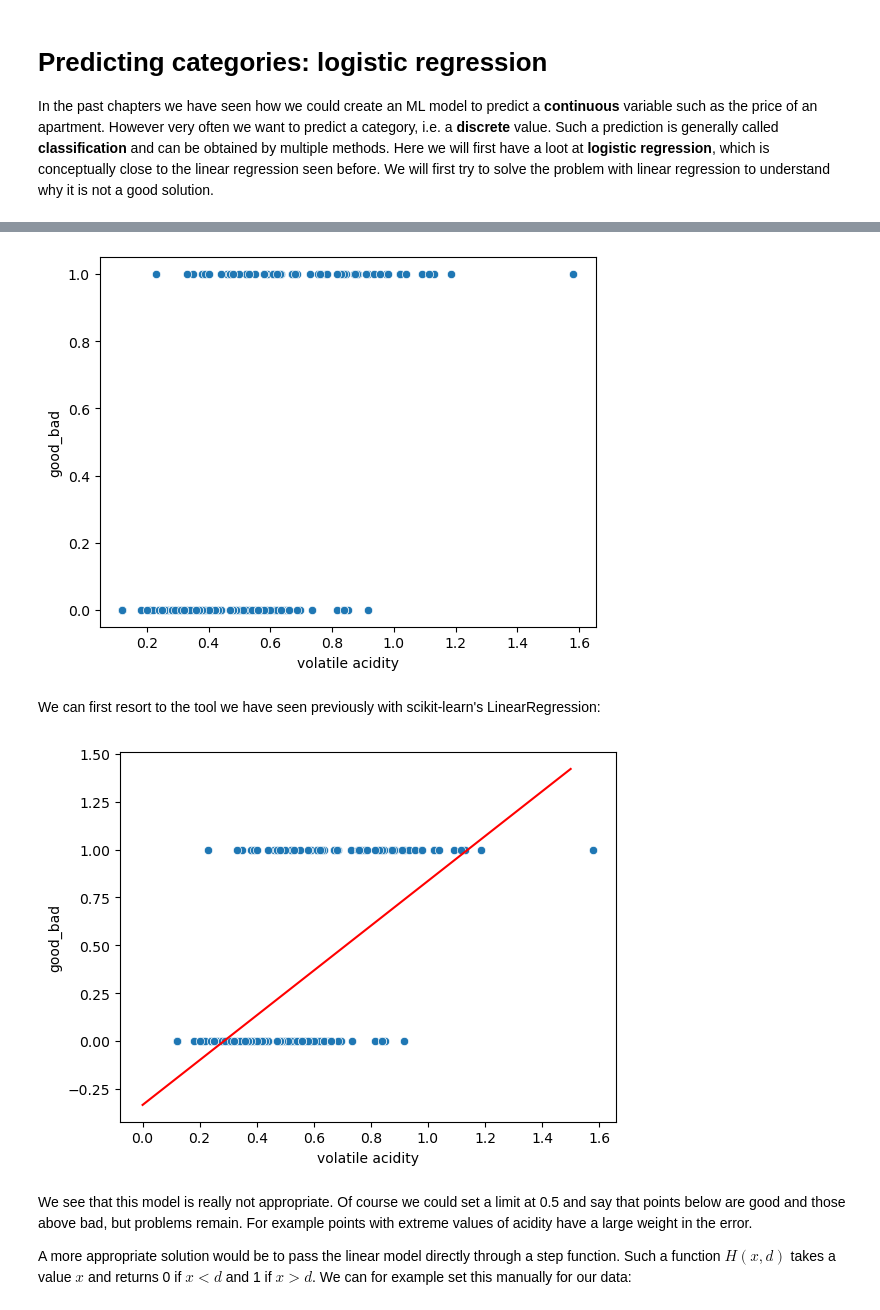
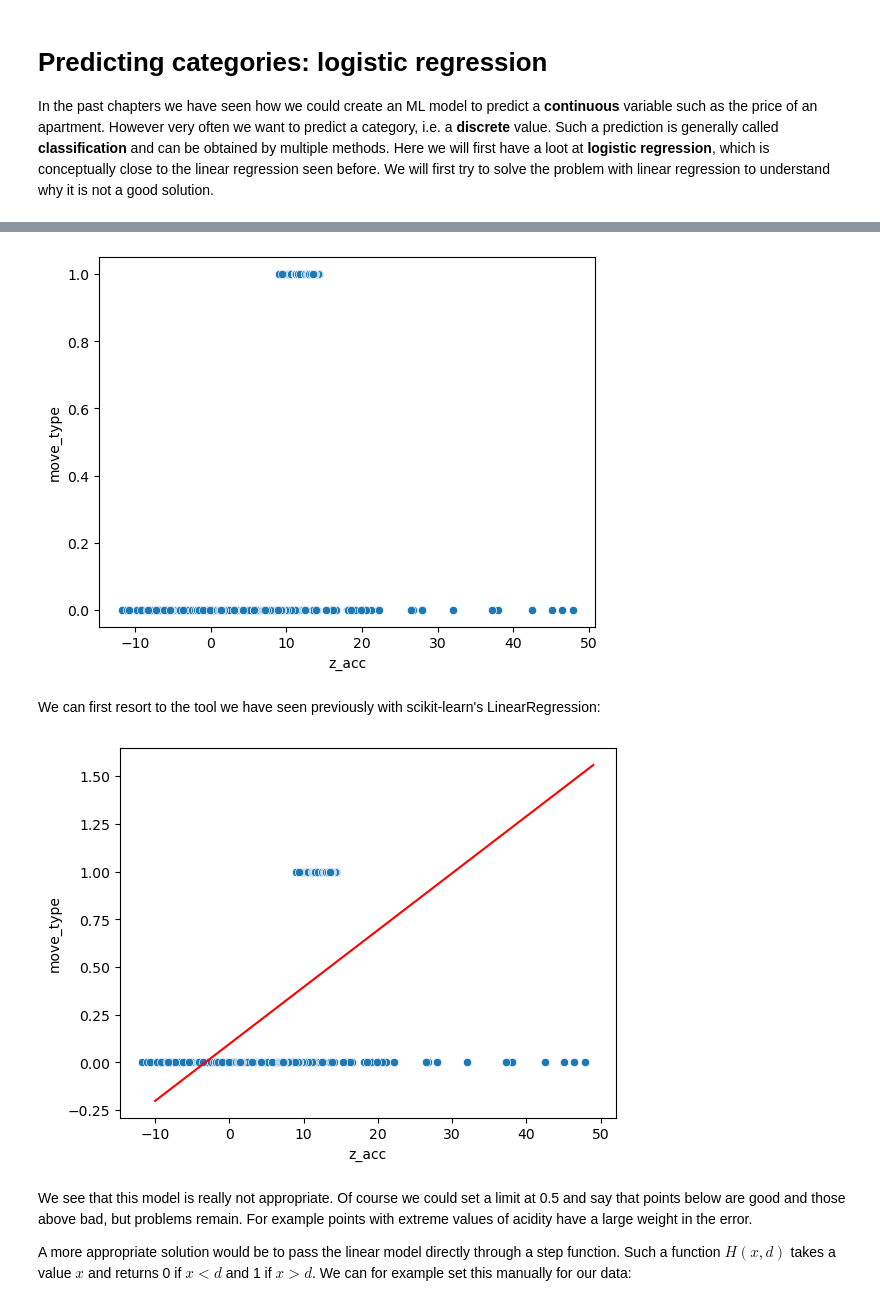
Before and after one commit to guiwitz/EHML, a Jupyter notebook: 10-Logistic_regression.ipynb, the cells around one changed output, grey strips where cells are left out. Drawn from its saved outputs; the diff is of its cells as text; code cells hidden in the pictures.

```diff
--- a/10-Logistic_regression.ipynb
+++ b/10-Logistic_regression.ipynb
@@ -12,4 +12,4 @@ import numpy as np
 import matplotlib.pyplot as plt
 import seaborn as sns
 
-wine = pd.read_csv('https://archive.ics.uci.edu/ml/machine-learning-databases/wine-quality/winequality-red.csv', sep=';')
+movement = pd.read_csv('https://raw.githubusercontent.com/guiwitz/EHML/main/datasets/movement.csv')
@@ -51,21 +41,21 @@
 # %%
-sns.scatterplot(data=wine, x='volatile acidity', y='good_bad');
+sns.scatterplot(data=movement, x='z_acc', y='move_type');
 # %% [output]
-[figure, old version]
+[figure, new version]
 # %% [markdown]
 We can first resort to the tool we have seen previously with scikit-learn's LinearRegression:
 # %%
 from sklearn import linear_model
 # %%
 lin_model = linear_model.LinearRegression()
-lin_model.fit(X=wine[['volatile acidity']], y=wine['good_bad'])
+lin_model.fit(X=movement[['z_acc']], y=movement['move_type'])
 
-pred = lin_model.predict(np.arange(0,1.6,0.1)[:, np.newaxis])
+pred = lin_model.predict(np.arange(-10,50,1)[:, np.newaxis])
 # %%
-sns.scatterplot(data=wine, x='volatile acidity', y='good_bad');
-plt.plot(np.arange(0,1.6,0.1), pred, 'r');
+sns.scatterplot(data=movement, x='z_acc', y='move_type');
+plt.plot(np.arange(-10,50,1), pred, 'r');
 # %% [output]
-[figure, old version]
+[figure, new version]
 # %% [markdown]
 We see that this model is really not appropriate. Of course we could set a limit at 0.5 and say that points below are good and those above bad, but problems remain. For example points with extreme values of acidity have a large weight in the error.
 
```
Also changed, not shown: parts of 58 cells of this notebook, 1 other file.
